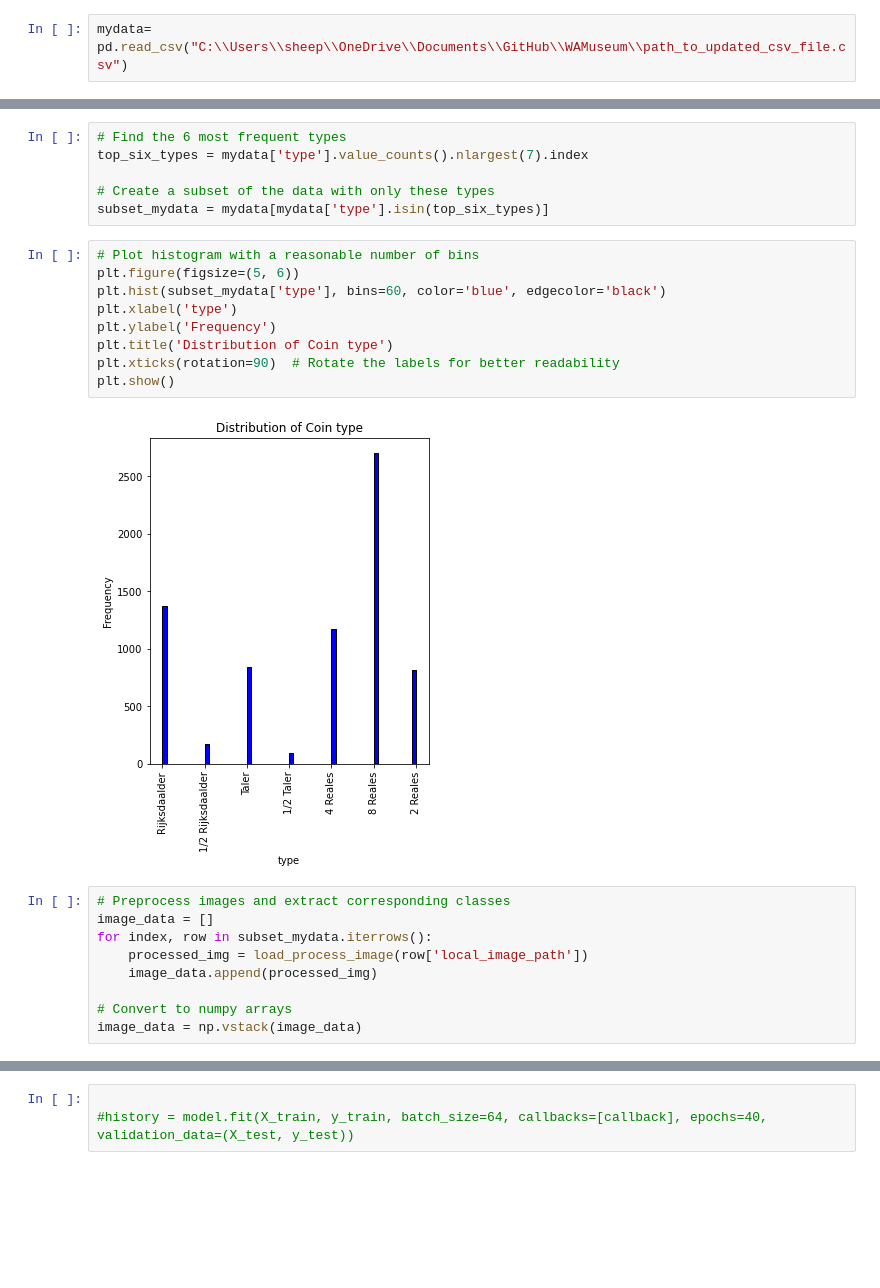
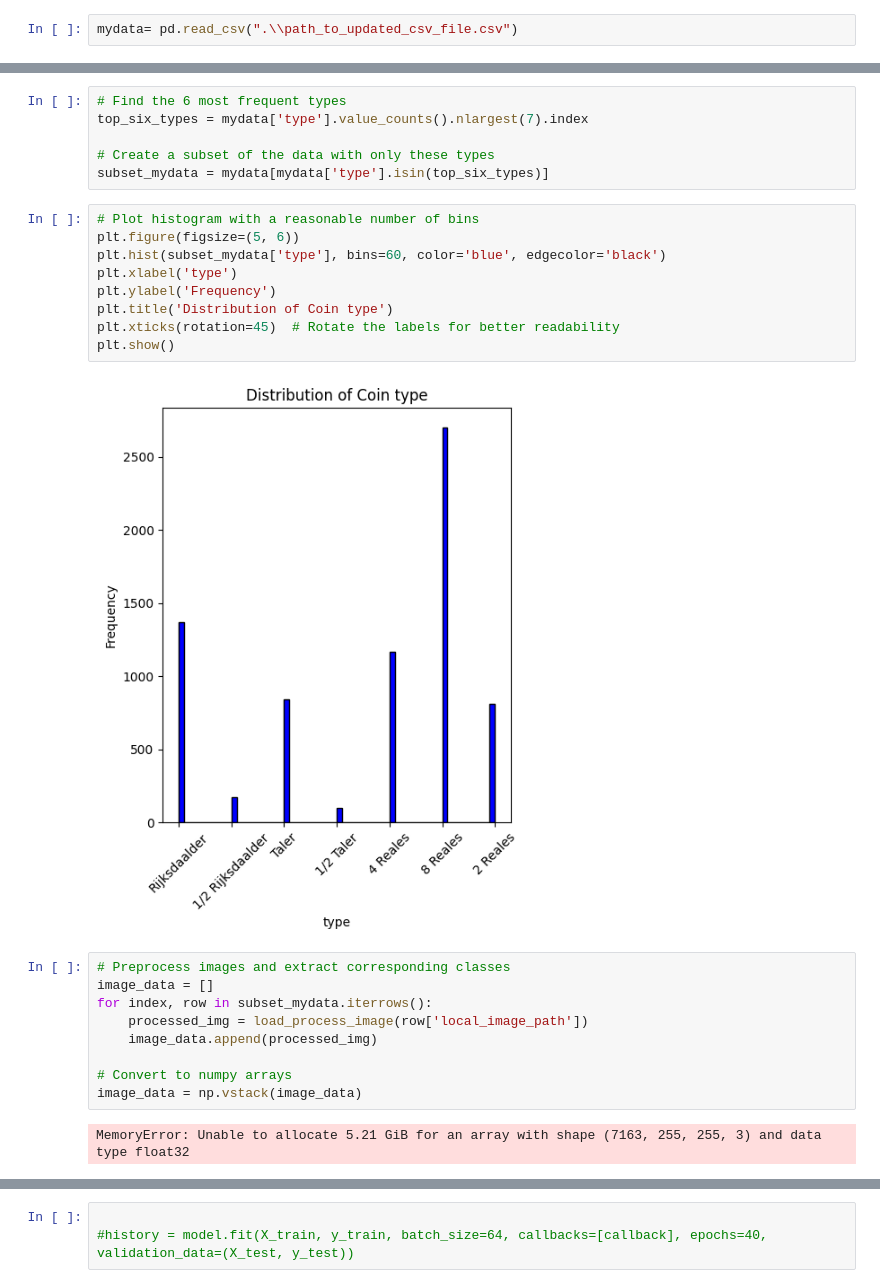
Before and after one commit to BramKreuger/WA-museum, a Jupyter notebook: WA_Models.ipynb, the cells around one changed output, grey strips where cells are left out. Saved outputs shown, nothing was run; the diff lists cells and outputs as text; blank space fills up the shorter version.

```diff
--- a/WA_Models.ipynb
+++ b/WA_Models.ipynb
@@ -15,5 +17,5 @@ from tensorflow.keras.applications.resnet50 import ResNet50, preprocess_input
 # %%
-mydata= pd.read_csv("C:\\Users\\sheep\\OneDrive\\Documents\\GitHub\\WAMuseum\\path_to_updated_csv_file.csv")
+mydata= pd.read_csv(".\\path_to_updated_csv_file.csv")
 # %% [markdown]
 Let's say we want to test predicting type just based on the images.
 # %%
@@ -33,14 +35,14 @@ subset_mydata = mydata[mydata['type'].isin(top_six_types)]
 # %%
 # Plot histogram with a reasonable number of bins
 plt.figure(figsize=(5, 6))
 plt.hist(subset_mydata['type'], bins=60, color='blue', edgecolor='black')
 plt.xlabel('type')
 plt.ylabel('Frequency')
 plt.title('Distribution of Coin type')
-plt.xticks(rotation=90)  # Rotate the labels for better readability
+plt.xticks(rotation=45)  # Rotate the labels for better readability
 plt.show()
 # %% [output]
-[figure, old version]
+[figure, new version]
 # %%
 # Preprocess images and extract corresponding classes
 image_data = []
@@ -50,3 +52,5 @@ for index, row in subset_mydata.iterrows():
 
 # Convert to numpy arrays
 image_data = np.vstack(image_data)
+# %% [output]
+MemoryError: Unable to allocate 5.21 GiB for an array with shape (7163, 255, 255, 3) and data type float32
```
Also changed, not shown: parts of 13 cells of this notebook, 2 other files.
